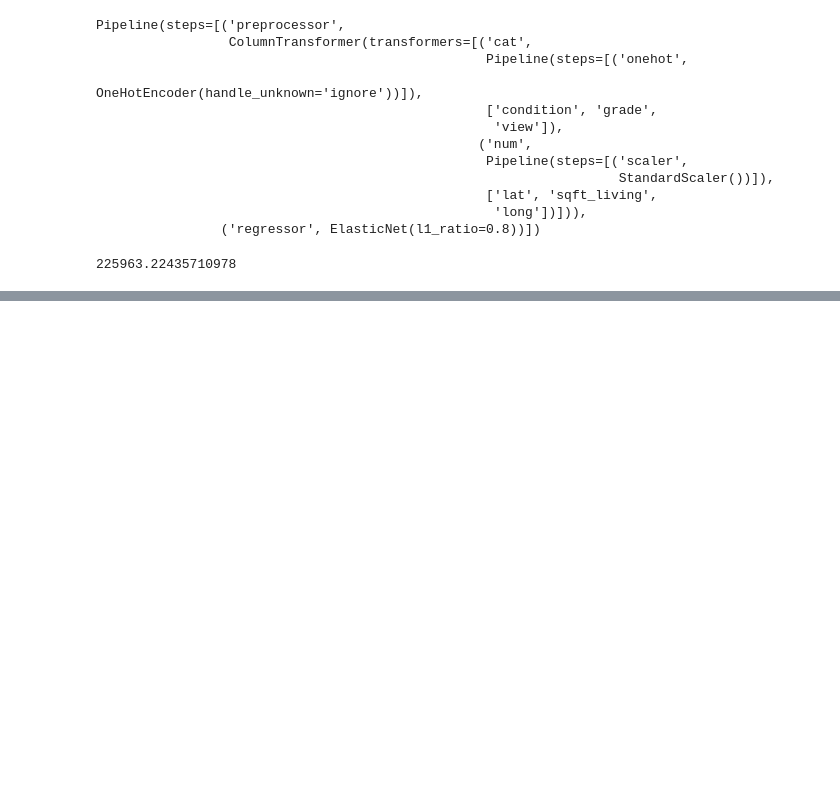
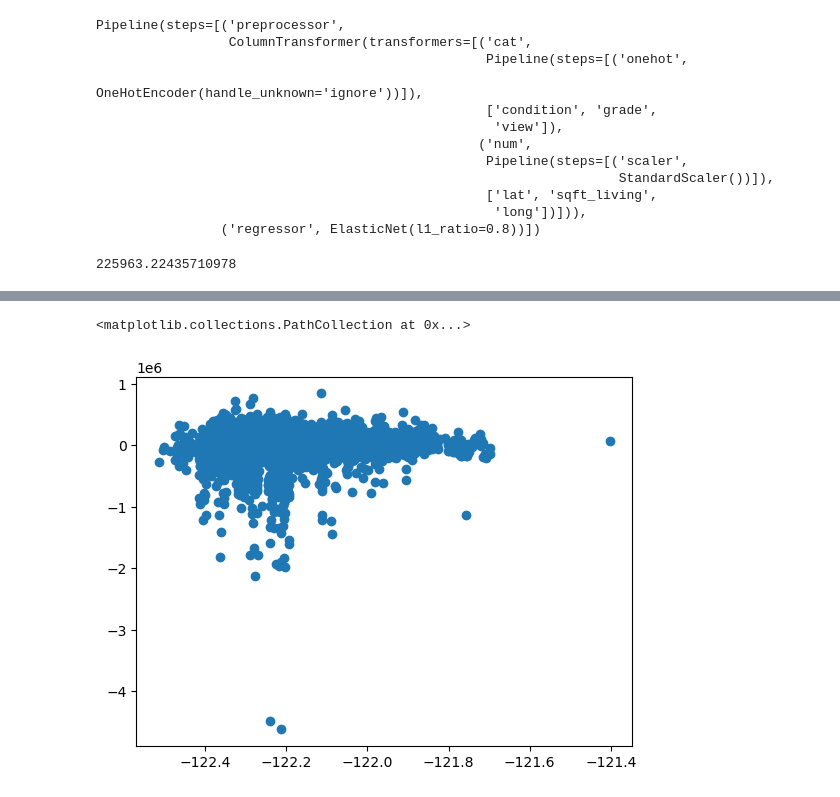
Before and after one commit to vicky887766/schulich-6666, a Jupyter notebook: Assignment 3.ipynb, the cells around one changed output, grey strips where cells are left out. Saved outputs shown, nothing was run; the diff lists cells and outputs as text; code cells hidden in the pictures; blank space fills up the shorter version.

```diff
--- a/Assignment 3.ipynb
+++ b/Assignment 3.ipynb
@@ -836,0 +883,5 @@ np.sqrt(mean_squared_error(elasticnet_pred, y_test))
+# %%
+plt.scatter(X_test['long'],elastic_net_pred['res'])
+# %% [output]
+<matplotlib.collections.PathCollection at 0x...>
+[figure, added]
```
Also changed, not shown: parts of 21 cells of this notebook.
